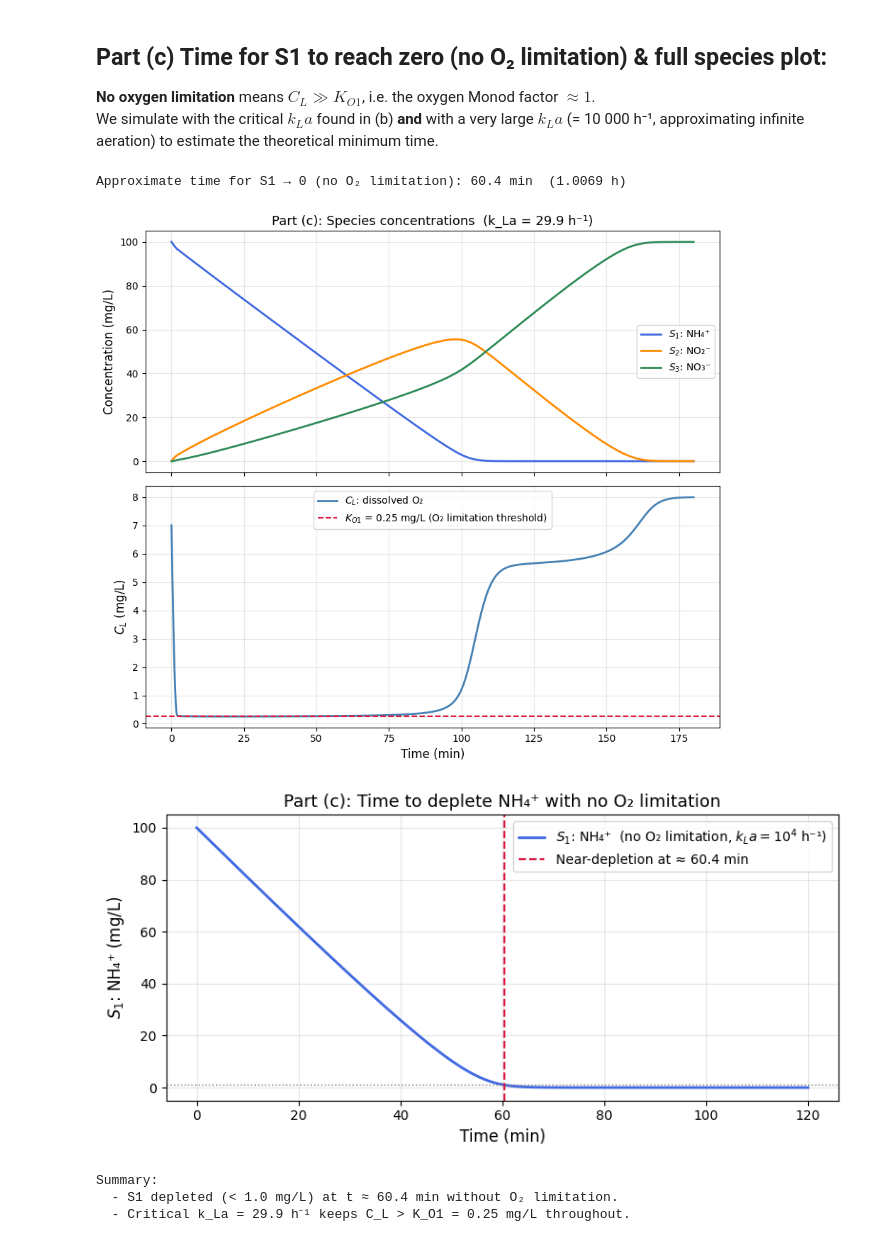
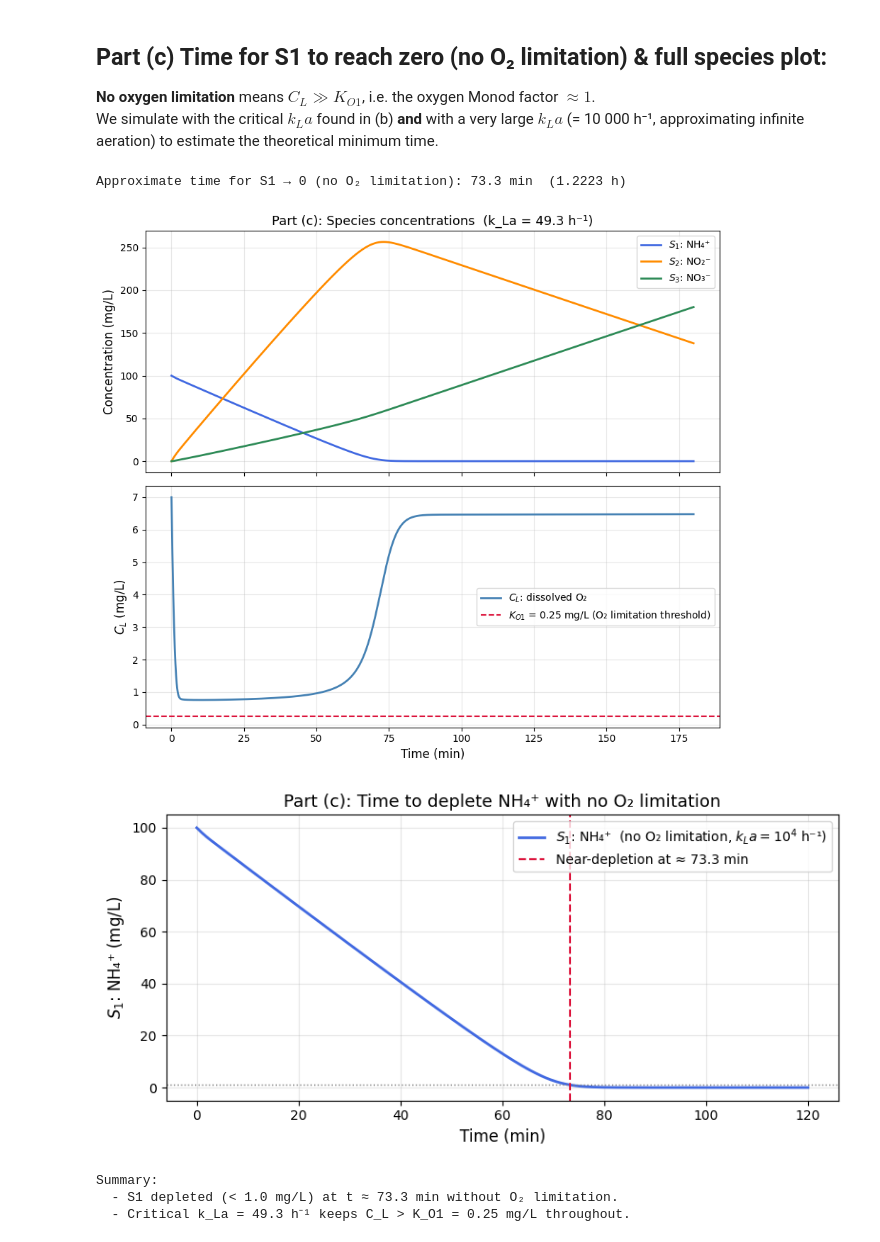
Before and after one commit to Noah-Paga/Bioreactor-mod-simulation, a Jupyter notebook: Project_5/Ex_3.ipynb, the cells around one changed output. Saved outputs shown, nothing was run; the diff lists cells and outputs as text; code cells hidden in the pictures.

```diff
--- a/Project_5/Ex_3.ipynb
+++ b/Project_5/Ex_3.ipynb
@@ -77,7 +76,7 @@ def odes(t, y, kLa):
     r1, r2 = reaction_rates(S1, S2, CL)
 
     dS1 = -r1
-    dS2 =  r1 - r2
+    dS2 =  r1 * YO1 / YO2 - r2
     dS3 =  r2
     dCL =  kLa * (CL_star - CL) - YO1 * r1 - YO2 * r2
 
@@ -114,7 +113,7 @@ for kLa in kLa_values:
 min_CL = np.array(min_CL)
 
 # critical kLa (first value where min_CL > KO1)
-critical_mask  = min_CL > KO1
+critical_mask  = min_CL >= 3 * KO1
 kLa_critical   = kLa_values[critical_mask][0] if critical_mask.any() else None
 print(f"Minimum k_La to avoid oxygen limitation: ~{kLa_critical:.1f} h⁻¹")
 
@@ -144,7 +143,7 @@ Conclusion: k_La ≥ 29.9 h⁻¹ keeps C_L above K_O1 throughout the process.
 We simulate with the critical $k_La$ found in (b) **and** with a very large $k_La$ (= 10 000 h⁻¹, approximating infinite aeration) to estimate the theoretical minimum time.
 # %%
 # (i) No-limitation case: very high kLa
-kLa_nolim = 1e4   # h⁻¹ — effectively pins CL = CL*
+kLa_nolim = 49.3   # h⁻¹ — effectively pins CL = CL*
 sol_nolim  = simulate(kLa_nolim, t_end=2.0, n_points=10000)
 
 S1_nolim = sol_nolim.y[0]
@@ -180,36 +179,36 @@ ax1 = axes[1]
 ax1.plot(t_c, CL_c, lw=2, color='steelblue', label='$C_L$: dissolved O₂')
 ax1.axhline(KO1, color='crimson', ls='--', lw=1.5,
             label=f'$K_{{O1}}$ = {KO1} mg/L (O₂ limitation threshold)')
 ax1.set_xlabel('Time (min)', fontsize=12)
 ax1.set_ylabel('$C_L$ (mg/L)', fontsize=12)
 ax1.legend(fontsize=10)
 ax1.grid(True, alpha=0.3)
 
 plt.tight_layout()
 plt.show()
 
 # Annotate depletion time on a separate clean S1 plot
 fig2, ax2 = plt.subplots(figsize=(8, 4))
 ax2.plot(t_nolim * 60, S1_nolim, lw=2, color='royalblue',
          label='$S_1$: NH₄⁺  (no O₂ limitation, $k_La = 10^4$ h⁻¹)')
 ax2.axhline(threshold, color='grey', ls=':', lw=1)
 ax2.axvline(t_depletion * 60, color='crimson', ls='--', lw=1.5,
             label=f'Near-depletion at ≈ {t_depletion*60:.1f} min')
 ax2.set_xlabel('Time (min)', fontsize=12)
 ax2.set_ylabel('$S_1$: NH₄⁺ (mg/L)', fontsize=12)
 ax2.set_title('Part (c): Time to deplete NH₄⁺ with no O₂ limitation', fontsize=13)
 ax2.legend(fontsize=10)
 ax2.grid(True, alpha=0.3)
 plt.tight_layout()
 plt.show()
 
 print(f"\nSummary:")
 print(f"  - S1 depleted (< {threshold} mg/L) at t ≈ {t_depletion*60:.1f} min without O₂ limitation.")
 print(f"  - Critical k_La = {kLa_critical:.1f} h⁻¹ keeps C_L > K_O1 = {KO1} mg/L throughout.")
 # %% [output]
-Approximate time for S1 → 0 (no O₂ limitation): 60.4 min  (1.0069 h)
+Approximate time for S1 → 0 (no O₂ limitation): 73.3 min  (1.2223 h)
-[figure, old version]
+[figure, new version]
-[figure, old version]
+[figure, new version]
 Summary:
-  - S1 depleted (< 1.0 mg/L) at t ≈ 60.4 min without O₂ limitation.
-  - Critical k_La = 29.9 h⁻¹ keeps C_L > K_O1 = 0.25 mg/L throughout.
+  - S1 depleted (< 1.0 mg/L) at t ≈ 73.3 min without O₂ limitation.
+  - Critical k_La = 49.3 h⁻¹ keeps C_L > K_O1 = 0.25 mg/L throughout.
```
Also changed, not shown: parts of 2 cells of this notebook.
